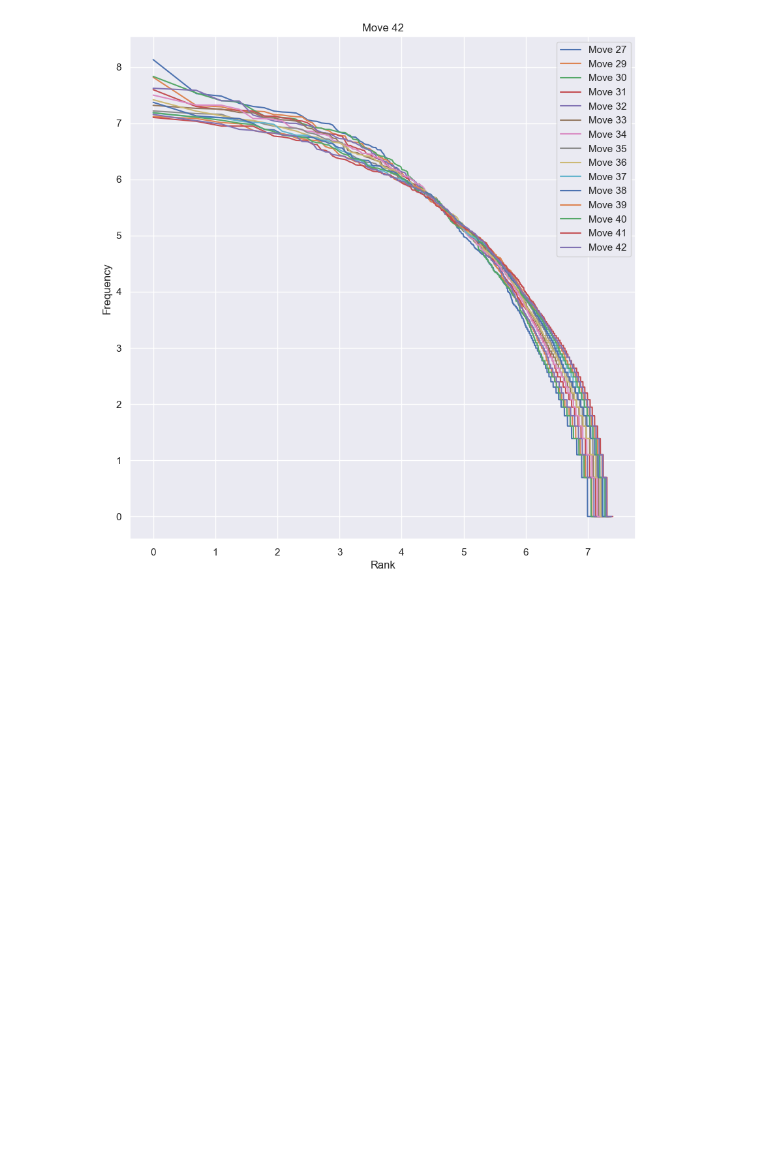
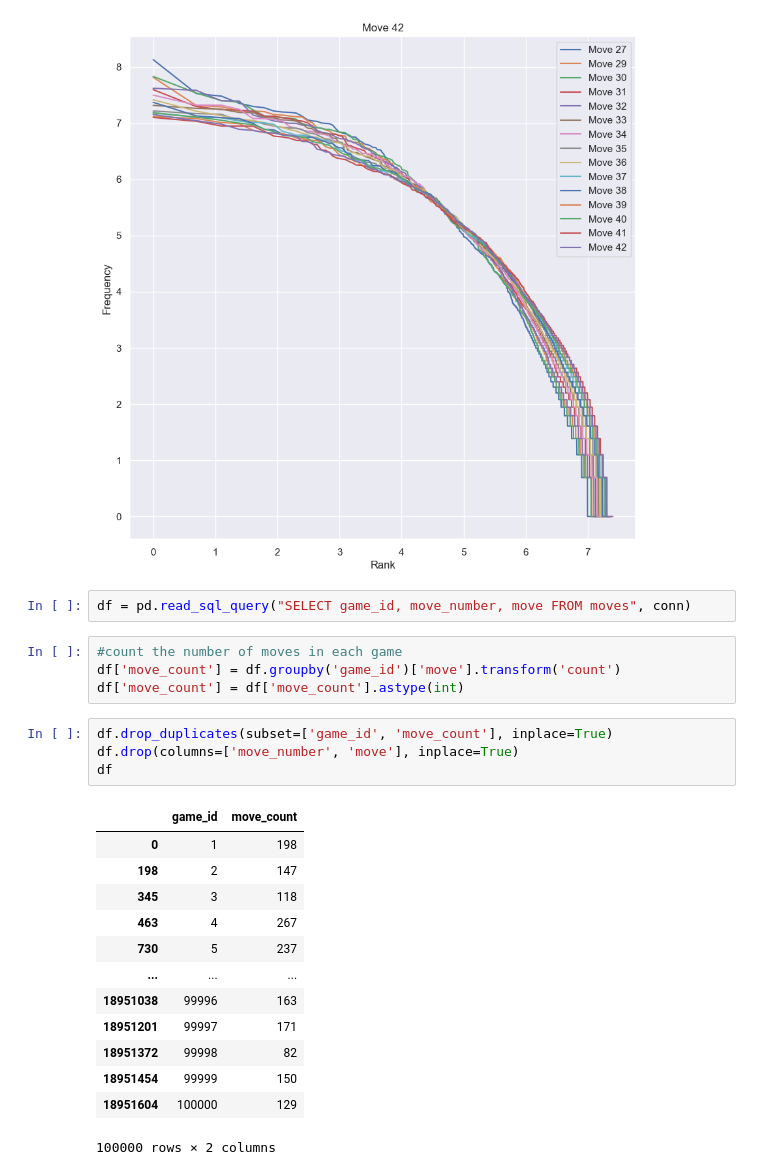
Before and after one commit to NLP-Project-PoliMi-2025/NLP-Project, a Jupyter notebook: ZipfLaw.ipynb, the cells around one changed output. Drawn from its saved outputs; the diff is of its cells as text; blank space fills up the shorter version.

```diff
--- a/ZipfLaw.ipynb
+++ b/ZipfLaw.ipynb
@@ -203,3 +203,27 @@ print(f"Move {row['move_number']} Zipf exponent: {-coeffs[0]:.2f}")
 # %% [output]
 Move 43 Zipf exponent: 1.45
 [figure]
+# %%
+df = pd.read_sql_query("SELECT game_id, move_number, move FROM moves", conn)
+# %%
+#count the number of moves in each game
+df['move_count'] = df.groupby('game_id')['move'].transform('count')
+df['move_count'] = df['move_count'].astype(int)
+# %%
+df.drop_duplicates(subset=['game_id', 'move_count'], inplace=True)
+df.drop(columns=['move_number', 'move'], inplace=True)
+df
+# %% [output]
+|  | game_id | move_count |
+| 0 | 1 | 198 |
+| 198 | 2 | 147 |
+| 345 | 3 | 118 |
+| 463 | 4 | 267 |
+| 730 | 5 | 237 |
+| ... | ... | ... |
+| 18951038 | 99996 | 163 |
+| 18951201 | 99997 | 171 |
+| 18951372 | 99998 | 82 |
+| 18951454 | 99999 | 150 |
+| 18951604 | 100000 | 129 |
+100000 rows × 2 columns
```
